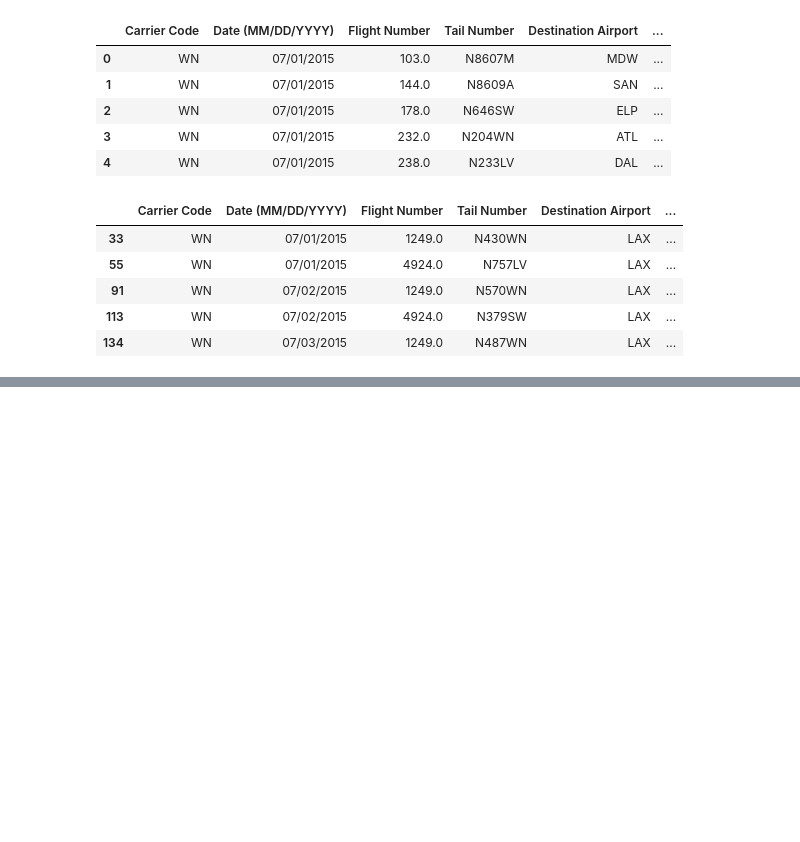
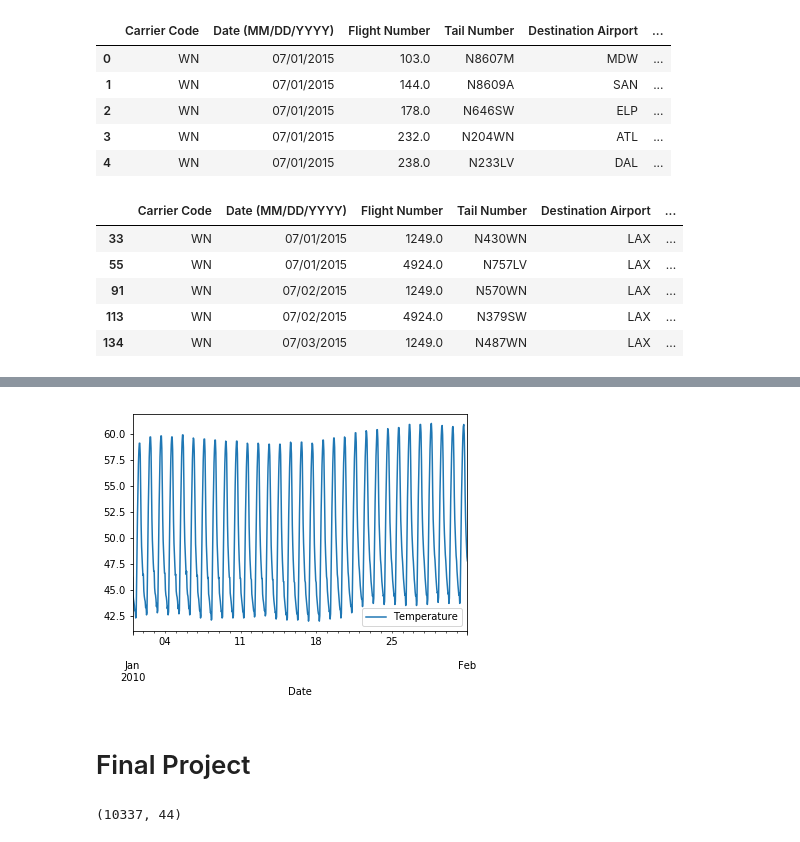
Before and after one commit to Suvamp/Datacamp-Notebooks, a Jupyter notebook: 8.pandas-foundations.ipynb, the cells around one changed output, grey strips where cells are left out. Drawn from its saved outputs; the diff is of its cells as text; code cells hidden in the pictures; blank space fills up the shorter version.

```diff
--- a/8.pandas-foundations.ipynb
+++ b/8.pandas-foundations.ipynb
@@ -814,0 +814,12 @@ dtype: datetime64[ns, US/Central]
+# %%
+# Convert the 'Date' column into a collection of datetime objects: df.Date
+df.Date = pd.to_datetime(df['Date'])
+
+# Set the index to be the converted 'Date' column
+df.set_index('Date',inplace=True)
+
+# Re-plot the DataFrame to see that the axis is now datetime aware!
+df.plot()
+plt.show()
+# %% [output]
+[figure, added]
@@ -814,0 +836,7 @@ dtype: datetime64[ns, US/Central]
+# %% [markdown]
+# Final Project
+# %%
+df  = pd.read_csv('data1.csv',header=None)
+df.shape
+# %% [output]
+(10337, 44)
```
Also changed, not shown: parts of 21 cells of this notebook, 18 other files.
